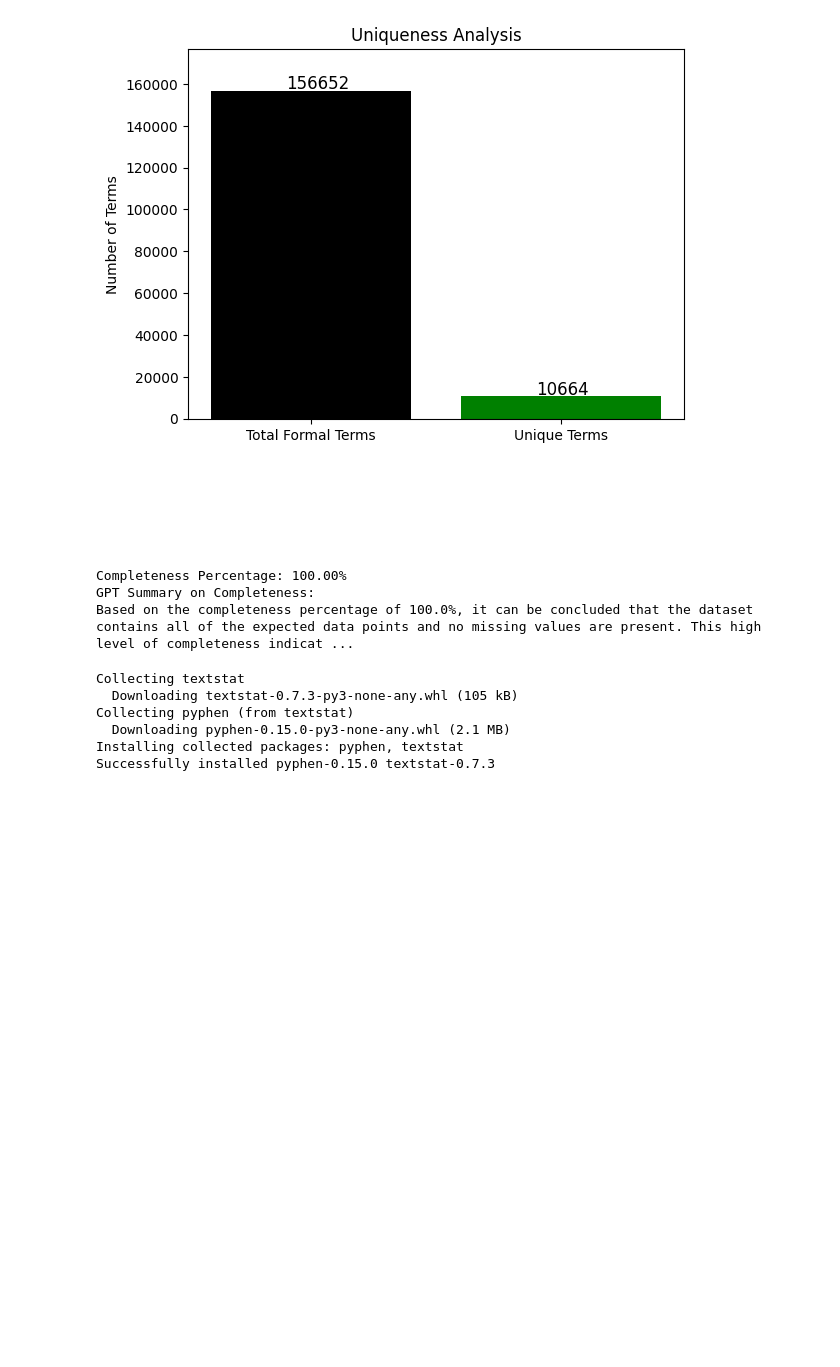
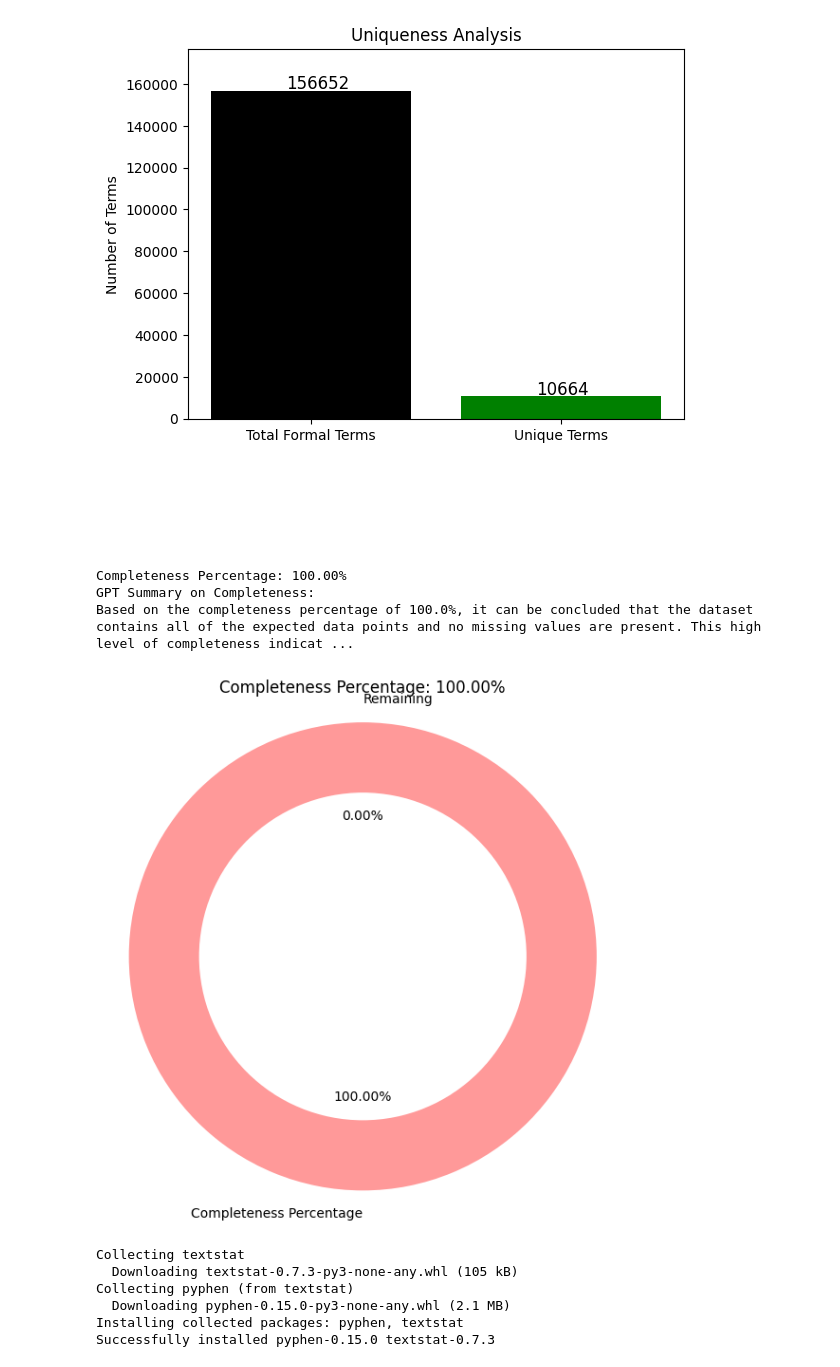
Before and after one commit to NagillaUdayasree/Udayasree_INFO5731_Spring2024, a Jupyter notebook: Nagilla_Udayasree_FinalProject.ipynb, the cells around one changed output. Saved outputs shown, nothing was run; the diff lists cells and outputs as text; code cells hidden in the pictures; blank space fills up the shorter version.

```diff
--- a/Nagilla_Udayasree_FinalProject.ipynb
+++ b/Nagilla_Udayasree_FinalProject.ipynb
@@ -248,6 +253,36 @@ print(summary)
 Completeness Percentage: 100.00%
 GPT Summary on Completeness:
 Based on the completeness percentage of 100.0%, it can be concluded that the dataset contains all of the expected data points and no missing values are present. This high level of completeness indicat ...
+# %%
+#Visualization for completeness score
+import matplotlib.pyplot as plt
+
+def donut_chart(completeness_percentage):
+    # Data to plot
+    sizes = [completeness_percentage, 100 - completeness_percentage]
+    labels = ['Completeness Percentage', 'Remaining']
+    colors = ['#ff9999','#66b3ff']
+
+    # Plot
+    plt.figure(figsize=(7, 7))
+    plt.pie(sizes, labels=labels, colors=colors, autopct='%1.2f%%', startangle=90)
+
+    # Draw a circle at the center of pie to make it look like a donut
+    centre_circle = plt.Circle((0,0),0.70,fc='white')
+    fig = plt.gcf()
+    fig.gca().add_artist(centre_circle)
+
+    # Equal aspect ratio ensures that pie is drawn as a circle
+    plt.title("Completeness Percentage: {:.2f}%".format(completeness_percentage))
+    plt.axis('equal')
+    plt.show()
+
+# Example completeness percentage
+completeness_percentage = 100.00
+
+donut_chart(completeness_percentage)
+# %% [output]
+[figure, added]
 # %%
 !pip install textstat
 # %% [output]
```
Also changed, not shown: parts of 7 cells of this notebook.
